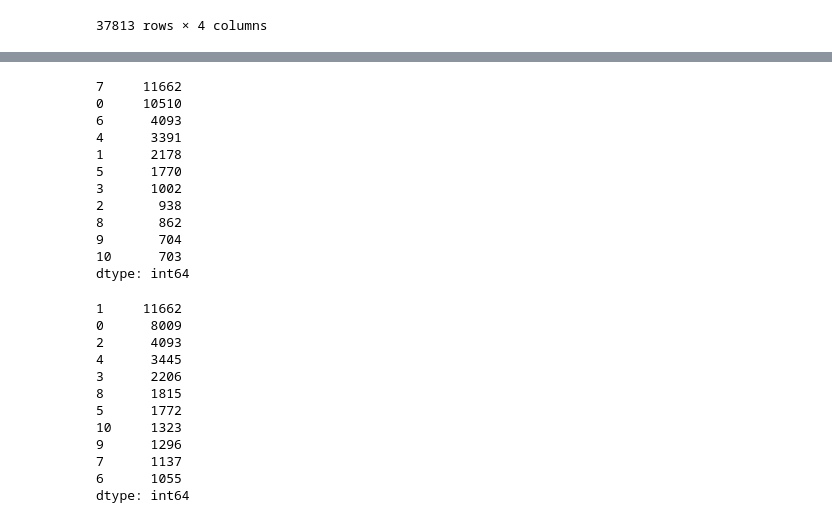
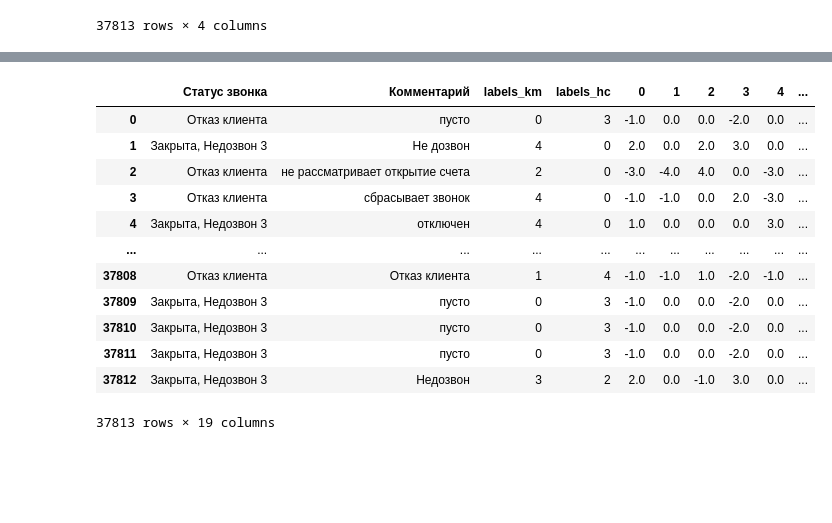
Before and after one commit to Endakota/Clustering-Calls, a Jupyter notebook: clustering_calls.ipynb, the cells around one changed output, grey strips where cells are left out. Saved outputs shown, nothing was run; the diff lists cells and outputs as text; code cells hidden in the pictures; blank space fills up the shorter version.

```diff
--- a/clustering_calls.ipynb
+++ b/clustering_calls.ipynb
@@ -34,5 +29,0 @@ ModuleNotFoundError: No module named 'gensim'
-# %%
-import numpy as np
-df['Комментарий'] = df['Комментарий'].fillna('пусто')
-comments = np.array(df["Комментарий"])
-comments
@@ -112,34 +43,0 @@ array([[0., 0., 0., ..., 0., 0., 0.],
-# %%
-pd.Series(hc.labels_).value_counts()
-# %% [output]
-7     11662
-0     10510
-6      4093
-4      3391
-1      2178
-5      1770
-3      1002
-2       938
-8       862
-9       704
-10      703
-dtype: int64
-# %%
-pd.Series(labels).value_counts()
-# %% [output]
-1     11662
-0      8009
-2      4093
-4      3445
-3      2206
-8      1815
-5      1772
-10     1323
-9      1296
-7      1137
-6      1055
-dtype: int64
-# %%
-df["labels_km"] = labels
-df["labels_hc"] = hc.labels_
-df.to_excel("res.xlsx")
@@ -151,0 +44,21 @@ tfidf_matrix_pca1 = pca.fit_transform(tfidf_matrix.toarray())
+# %%
+from sklearn.feature_extraction import FeatureHasher
+
+comments_fh = FeatureHasher(n_features=10, input_type='string')
+hf = comments_fh.fit_transform(comments).toarray()
+df = pd.concat([df, pd.DataFrame(hf)], axis=1)
+df
+# %% [output]
+|  | Статус звонка | Комментарий | labels_km | labels_hc | 0 | 1 | 2 | 3 | 4 | ... |
+| 0 | Отказ клиента | пусто | 0 | 3 | -1.0 | 0.0 | 0.0 | -2.0 | 0.0 | ... |
+| 1 | Закрыта, Недозвон 3 | Не дозвон | 4 | 0 | 2.0 | 0.0 | 2.0 | 3.0 | 0.0 | ... |
+| 2 | Отказ клиента | не рассматривает открытие счета | 2 | 0 | -3.0 | -4.0 | 4.0 | 0.0 | -3.0 | ... |
+| 3 | Отказ клиента | сбрасывает звонок | 4 | 0 | -1.0 | -1.0 | 0.0 | 2.0 | -3.0 | ... |
+| 4 | Закрыта, Недозвон 3 | отключен | 4 | 0 | 1.0 | 0.0 | 0.0 | 0.0 | 3.0 | ... |
+| ... | ... | ... | ... | ... | ... | ... | ... | ... | ... | ... |
+| 37808 | Отказ клиента | Отказ клиента | 1 | 4 | -1.0 | -1.0 | 1.0 | -2.0 | -1.0 | ... |
+| 37809 | Закрыта, Недозвон 3 | пусто | 0 | 3 | -1.0 | 0.0 | 0.0 | -2.0 | 0.0 | ... |
+| 37810 | Закрыта, Недозвон 3 | пусто | 0 | 3 | -1.0 | 0.0 | 0.0 | -2.0 | 0.0 | ... |
+| 37811 | Закрыта, Недозвон 3 | пусто | 0 | 3 | -1.0 | 0.0 | 0.0 | -2.0 | 0.0 | ... |
+| 37812 | Закрыта, Недозвон 3 | Недозвон | 3 | 2 | 2.0 | 0.0 | -1.0 | 3.0 | 0.0 | ... |
+37813 rows × 19 columns
```
Also changed, not shown: parts of 20 cells of this notebook.
